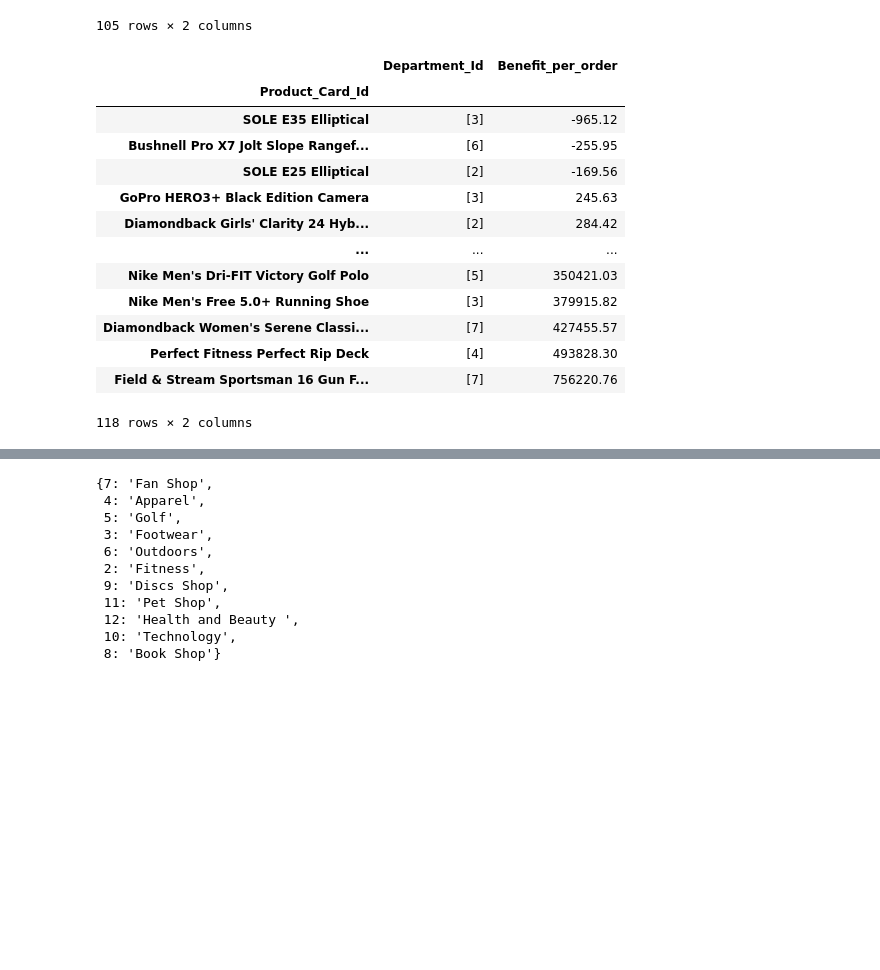
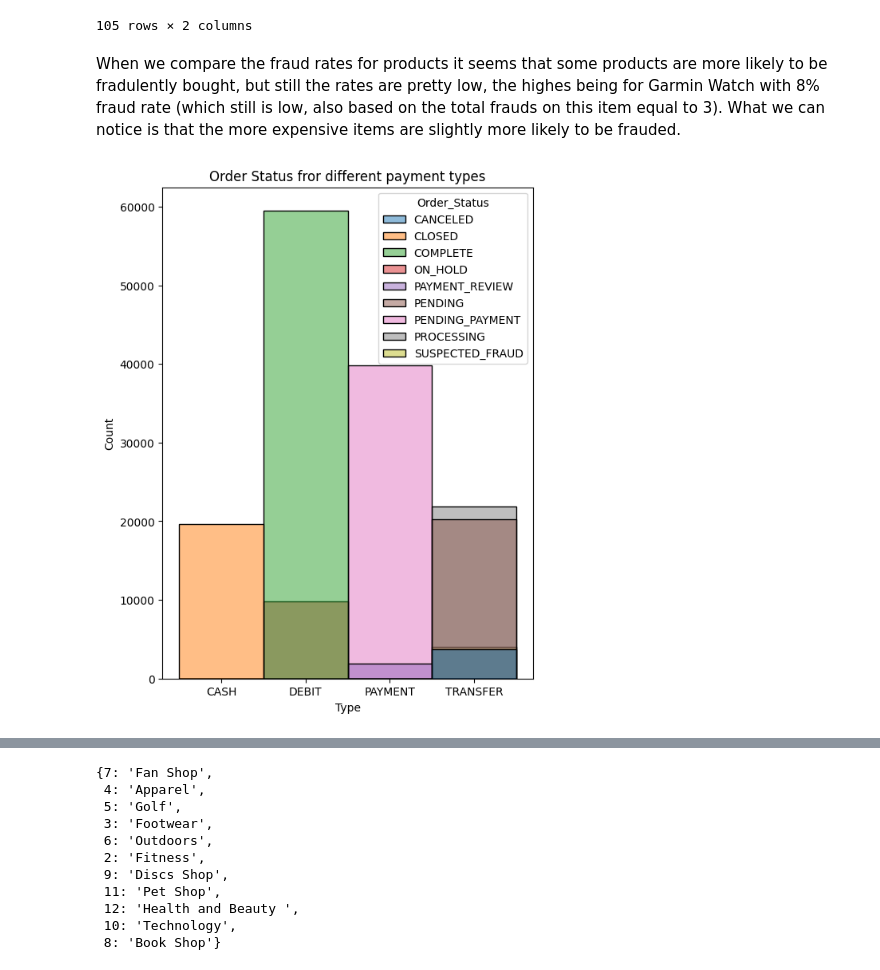
Before and after one commit to miladziekanowska/supply-chain-analysis, a Jupyter notebook: SupplyChain_EDA.ipynb, the cells around one changed output, grey strips where cells are left out. Saved outputs shown, nothing was run; the diff lists cells and outputs as text; code cells hidden in the pictures; blank space fills up the shorter version.

```diff
--- a/SupplyChain_EDA.ipynb
+++ b/SupplyChain_EDA.ipynb
@@ -702,23 +731,17 @@ fraud_info_per_prod.dropna()
 | Polar Loop Activity Tracker | 0.07 | 4.00 |
 | Garmin Approach S4 Golf GPS Watch | 0.08 | 3.00 |
 105 rows × 2 columns
+# %% [markdown]
+When we compare the fraud rates for products it seems that some products are more likely to be fradulently bought, but still the rates are pretty low, the highes being for Garmin Watch with 8% fraud rate (which still is low, also based on the total frauds on this item equal to 3). What we can notice is that the more expensive items are slightly more likely to be frauded.
 # %%
-most_losses = df.groupby('Product_Card_Id').agg({'Department_Id': 'unique',
-                                                 'Benefit_per_order': 'sum'}).sort_values(by='Benefit_per_order')
-most_losses.index = most_losses.index.map(product_name)
-most_losses
+fig, ax = plt.subplots(figsize=(6,8))
+
+ax = sns.histplot(data=df,
+                  x='Type',
+                  hue='Order_Status')
+ax.set_title('Order Status fror different payment types')
+
+plt.savefig('graphs/Order_Status_for_Payment_Type.png')
+plt.show()
 # %% [output]
-|  | Department_Id | Benefit_per_order |
-| Product_Card_Id |  |  |
-| SOLE E35 Elliptical | [3] | -965.12 |
-| Bushnell Pro X7 Jolt Slope Rangef... | [6] | -255.95 |
-| SOLE E25 Elliptical | [2] | -169.56 |
-| GoPro HERO3+ Black Edition Camera | [3] | 245.63 |
-| Diamondback Girls' Clarity 24 Hyb... | [2] | 284.42 |
-| ... | ... | ... |
-| Nike Men's Dri-FIT Victory Golf Polo | [5] | 350421.03 |
-| Nike Men's Free 5.0+ Running Shoe | [3] | 379915.82 |
-| Diamondback Women's Serene Classi... | [7] | 427455.57 |
-| Perfect Fitness Perfect Rip Deck | [4] | 493828.30 |
-| Field & Stream Sportsman 16 Gun F... | [7] | 756220.76 |
-118 rows × 2 columns
+[figure, added]
```
Also changed, not shown: parts of 8 cells of this notebook, 2 other files.
